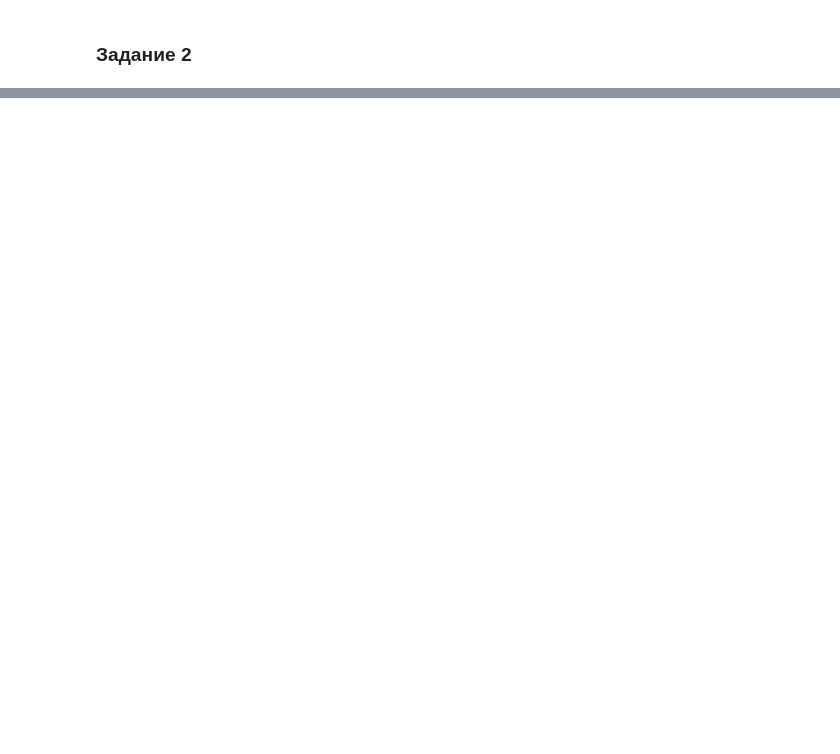
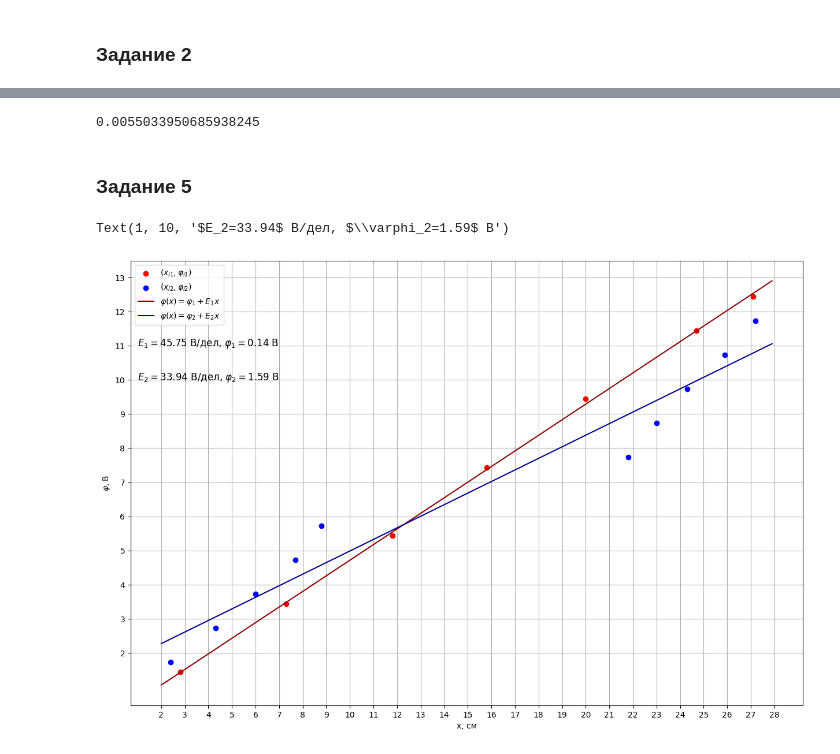
Before and after one commit to staffeev/phys_labs, a Jupyter notebook: lab3.01/lab3.01.ipynb, the cells around one changed output, grey strips where cells are left out. Saved outputs shown, nothing was run; the diff lists cells and outputs as text; code cells hidden in the pictures; blank space fills up the shorter version.

```diff
--- a/lab3.01/lab3.01.ipynb
+++ b/lab3.01/lab3.01.ipynb
@@ -205,0 +250,36 @@ for y in range(3, 18):
+# %%
+np.sqrt((p1[0] - p2[0]) ** 2 + (p1[1] - p2[1]) ** 2) / 100
+# %% [output]
+0.0055033950685938245
+# %% [markdown]
+### Задание 5
+# %%
+df1 = pd.read_csv("lab3.01_task1.csv")
+df2 = pd.read_csv("lab3.01_task2.csv")
+p1 = df1[df1["y"] == 10]
+p2 = df2[df2["y"] == 10]
+# %%
+reg = LinearRegression().fit(p1["x"].to_numpy().reshape(-1, 1), p1["phi"].to_numpy())
+slope1, intercept1 = reg.coef_[0], reg.intercept_
+# %%
+reg = LinearRegression().fit(p2["x"].to_numpy().reshape(-1, 1), p2["phi"].to_numpy())
+slope2, intercept2 = reg.coef_[0], reg.intercept_
+# %%
+figure, axes = plt.subplots(figsize=(15, 10))
+axes.set_xticks(range(2, 29))
+axes.set_yticks(range(2, 19))
+axes.set_axisbelow(True)
+axes.set_xlabel("x, см")
+axes.set_ylabel(r"$\varphi$" + ", В")
+
+axes.scatter(p1["x"], p1["phi"], color="red", label=r"$(x_{i1},\varphi_{i1})$")
+axes.scatter(p2["x"], p2["phi"], color="blue", label=r"$(x_{i2},\varphi_{i2})$")
+axes.plot(np.arange(2, 28, 0.1), np.arange(2, 28, 0.1) * slope1 + intercept1, color="darkred", label=rf"$\varphi(x)=\varphi_{1}+E_{1}x$")
+axes.plot(np.arange(2, 28, 0.1), np.arange(2, 28, 0.1) * slope2 + intercept2, color="darkblue", label=rf"$\varphi(x)=\varphi_{2}+E_{2}x$")
+axes.grid()
+axes.legend()
+axes.text(1, 11, rf"$E_1={round(slope1 * 100,  2)}$" + " В/дел, " + rf"$\varphi_1={round(intercept1, 2)}$" + " В", fontsize="large")
+axes.text(1, 10, rf"$E_2={round(slope2 * 100,  2)}$" + " В/дел, " + rf"$\varphi_2={round(intercept2, 2)}$" + " В", fontsize="large")
+# %% [output]
+Text(1, 10, '$E_2=33.94$ В/дел, $\\varphi_2=1.59$ В')
+[figure, added]
```
Also changed, not shown: parts of 13 cells of this notebook.
